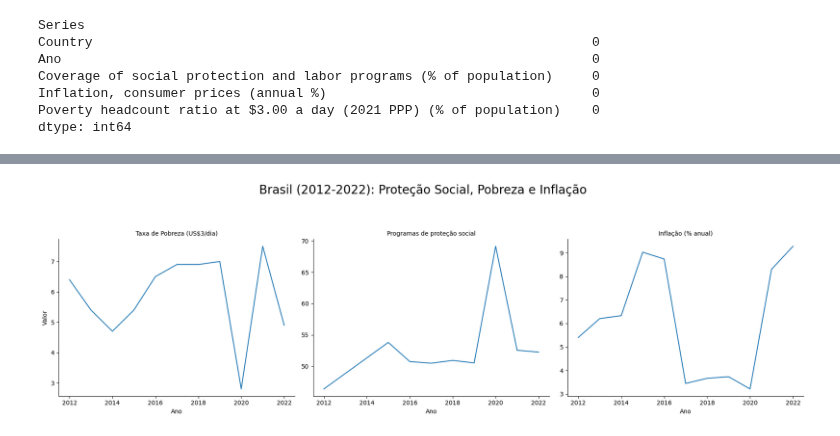
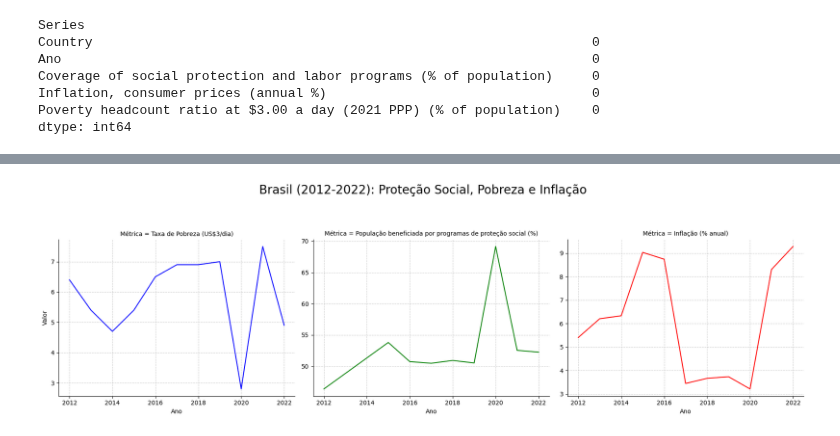
Before and after one commit to Masriaa/Ciencia-dos-Dados, a Jupyter notebook: notebooks/T2/banco-mundial-fmaria.ipynb, the cells around one changed output, grey strips where cells are left out. Cells and saved outputs as stored; diff of their text form; code cells hidden in the pictures.

```diff
--- a/notebooks/T2/banco-mundial-fmaria.ipynb
+++ b/notebooks/T2/banco-mundial-fmaria.ipynb
@@ -233,7 +233,7 @@ mapa_nomes = {
     'Prevalence of undernourishment (% of population)': 'Prevalência de Desnutrição',
     'Unemployment, female (% of female labor force) (modeled ILO estimate)': 'Desemprego Feminino',
     'Unemployment, male (% of male labor force) (modeled ILO estimate)': 'Desemprego Masculino',
-    'Coverage of social protection and labor programs (% of population)': 'Programas de proteção social',
+    'Coverage of social protection and labor programs (% of population)': 'População beneficiada por programas de proteção social (%)',
     'Inflation, consumer prices (annual %)': 'Inflação (% anual)'
 }
 
@@ -262,34 +389,38 @@ plt.show()
 # %%
+color_palette_map = {
+    'Taxa de Pobreza (US$3/dia)': 'blue',
+    'População beneficiada por programas de proteção social (%)': 'green',
+    'Inflação (% anual)': 'red'
+}
 
 df_long['Métrica'] = df_long['Series'].map(mapa_nomes)
-
 
 df_plot = df_long[
     (df_long['Country'] == 'Brazil') &
     (df_long['Ano'].between(2012, 2022)) &
-
-    (df_long['Métrica'].isin([
-        'Programas de proteção social',
-        'Taxa de Pobreza (US$3/dia)',
-        'Inflação (% anual)'
-    ]))
+    (df_long['Métrica'].isin(list(color_palette_map.keys())))
 ]
 
 g = sns.relplot(
     data=df_plot,
     x='Ano',
     y='Valor',
     col='Métrica',
+    hue='Métrica',
+    palette=color_palette_map,
     kind='line',
     height=5,
     aspect=1.2,
-    facet_kws={'sharey': False}
+    facet_kws={'sharey': False},
+    legend= False
 )
 
-g.set_titles("{col_name}", size=10)
+for ax in g.axes.flatten():
+    ax.grid(True, linestyle='--', alpha=0.6)
+
 g.fig.suptitle('Brasil (2012-2022): Proteção Social, Pobreza e Inflação', y=1.1, fontsize=20)
 plt.tight_layout()
-plt.savefig('../../reports/figures/analise_brasil_pobreza.png', bbox_inches='tight')
+plt.savefig('../../reports/figures/analise_brasil_ppi_colorido_default_titles.png', bbox_inches='tight')
 plt.show()
 # %% [output]
-[figure, old version]
+[figure, new version]
```
Also changed, not shown: parts of 5 cells of this notebook, 11 other files.
